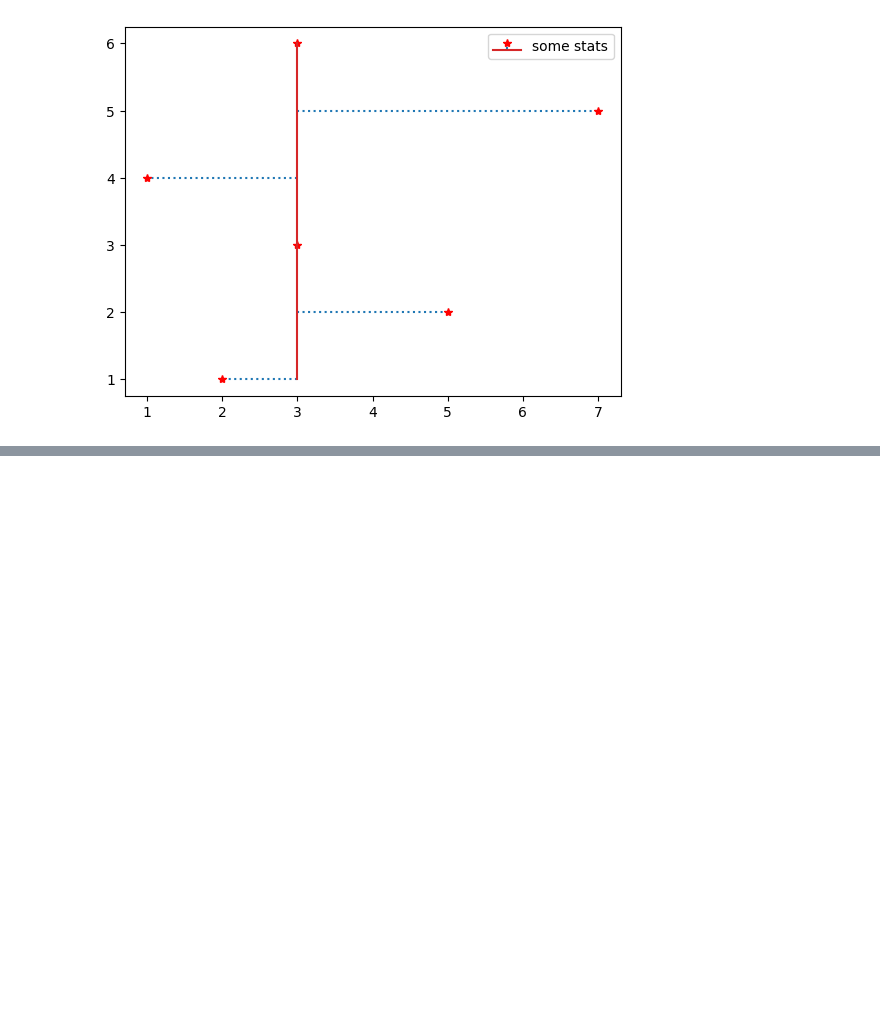
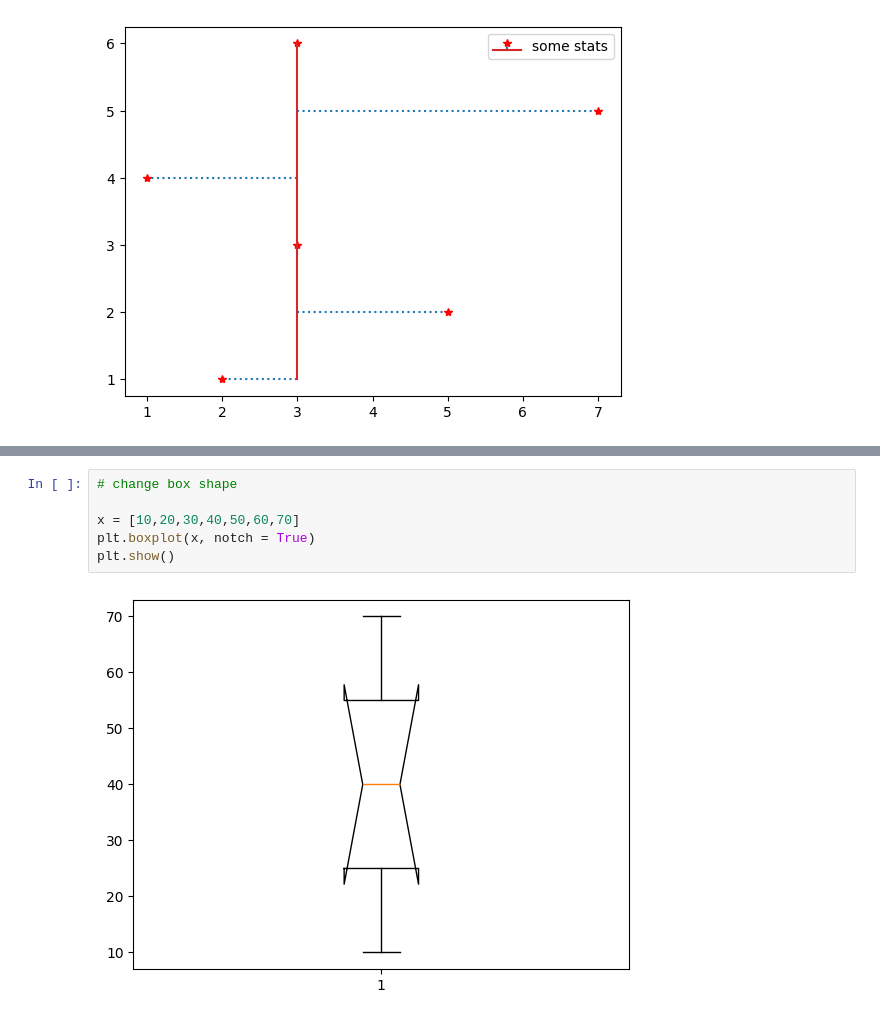
Before and after one commit to Tanay-Dwivedi/DADS-practice, a Jupyter notebook: Python/Matplotlib/matplotlib_practice2.ipynb, the cells around one changed output, grey strips where cells are left out. Drawn from its saved outputs; the diff is of its cells as text; blank space fills up the shorter version.

```diff
--- a/Python/Matplotlib/matplotlib_practice2.ipynb
+++ b/Python/Matplotlib/matplotlib_practice2.ipynb
@@ -76,0 +89,8 @@ plt.show()
+# %%
+# change box shape
+
+x = [10,20,30,40,50,60,70]
+plt.boxplot(x, notch = True)
+plt.show()
+# %% [output]
+[figure, added]
```
Also changed, not shown: parts of 14 cells of this notebook.
